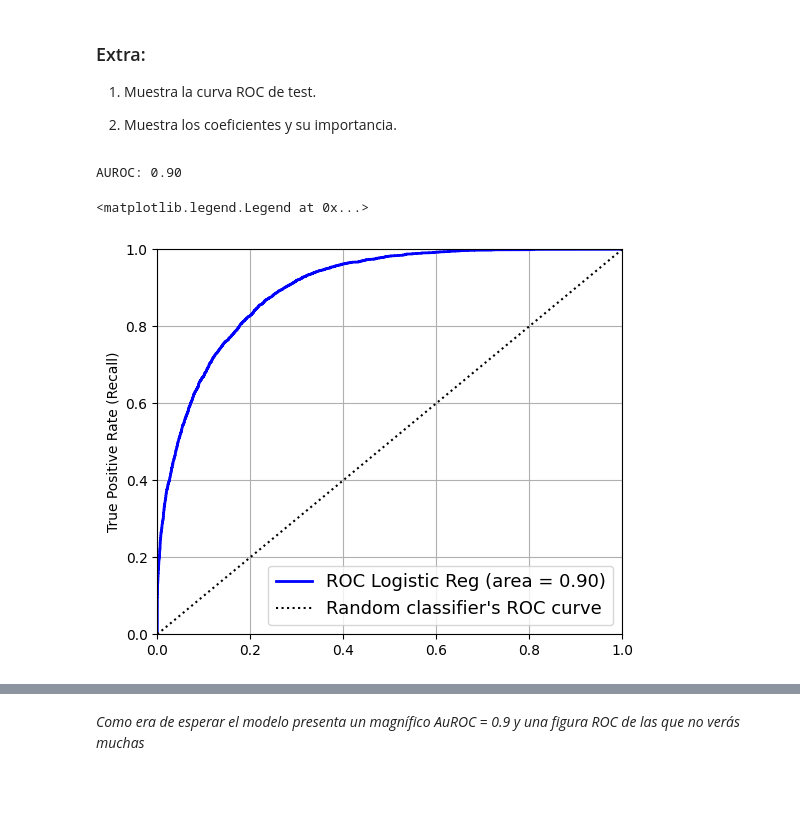
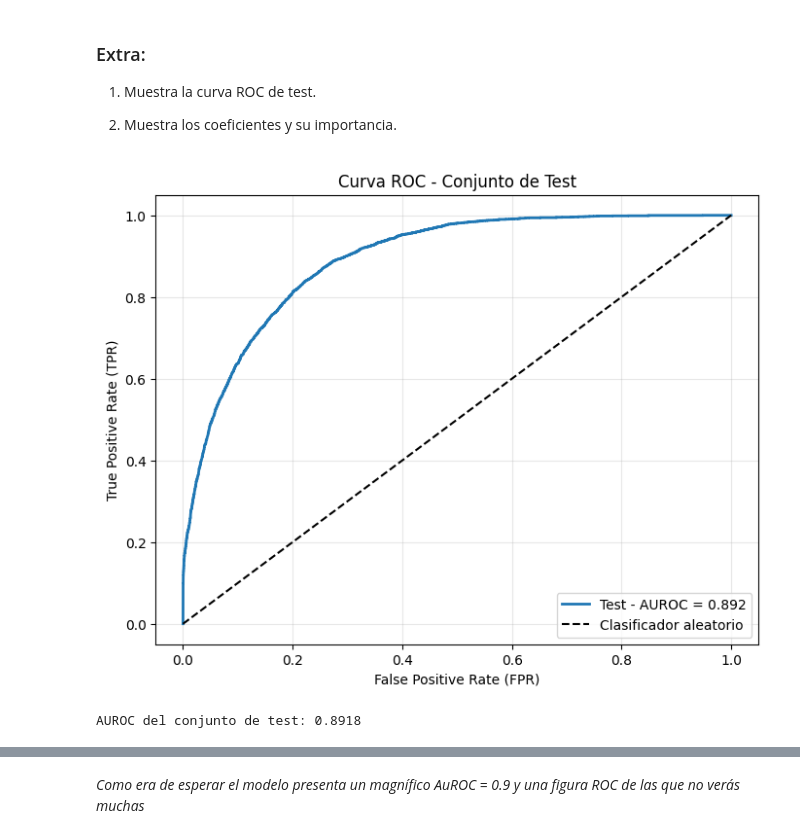
Before and after one commit to PablodaCunha/2603_ds_ft_thebridge, a Jupyter notebook: 3-Machine Learning/1-Supervisado/2-Classification/4-Logistic_Regression/ejercicios/1_Ejercicios_Practica_RL_Binaria.ipynb, the cells around one changed output, grey strips where cells are left out. Drawn from its saved outputs; the diff is of its cells as text; code cells hidden in the pictures; blank space fills up the shorter version.

```diff
--- a/3-Machine Learning/1-Supervisado/2-Classification/4-Logistic_Regression/ejercicios/1_Ejercicios_Practica_RL_Binaria.ipynb
+++ b/3-Machine Learning/1-Supervisado/2-Classification/4-Logistic_Regression/ejercicios/1_Ejercicios_Practica_RL_Binaria.ipynb
@@ -510,7 +535,30 @@ weighted avg       0.84      0.85      0.84     15060
 
 2. Muestra los coeficientes y su importancia.
 # %%
+from sklearn.metrics import roc_curve, roc_auc_score
+import matplotlib.pyplot as plt
+
+# Obtener las probabilidades predichas para el conjunto de test
+y_pred_proba_test = log_model.predict_proba(X_test)[:, 1]
+
+# Calcular la curva ROC
+fpr_test, tpr_test, thresholds_test = roc_curve(y_test, y_pred_proba_test)
+
+# Calcular el AUROC
+auroc_test = roc_auc_score(y_test, y_pred_proba_test)
+
+# Graficar la curva ROC
+plt.figure(figsize=(8, 6))
+plt.plot(fpr_test, tpr_test, label=f'Test - AUROC = {auroc_test:.3f}', linewidth=2)
+plt.plot([0, 1], [0, 1], 'k--', label='Clasificador aleatorio')
+plt.xlabel('False Positive Rate (FPR)')
+plt.ylabel('True Positive Rate (TPR)')
+plt.title('Curva ROC - Conjunto de Test')
+plt.legend(loc='lower right')
+plt.grid(alpha=0.3)
+plt.show()
+
+print(f"AUROC del conjunto de test: {auroc_test:.4f}")
 # %% [output]
+[figure, new version]
-AUROC: 0.90
+AUROC del conjunto de test: 0.8918
-<matplotlib.legend.Legend at 0x...>
-[figure, old version]
```
Also changed, not shown: parts of 5 cells of this notebook, 1 other file.
